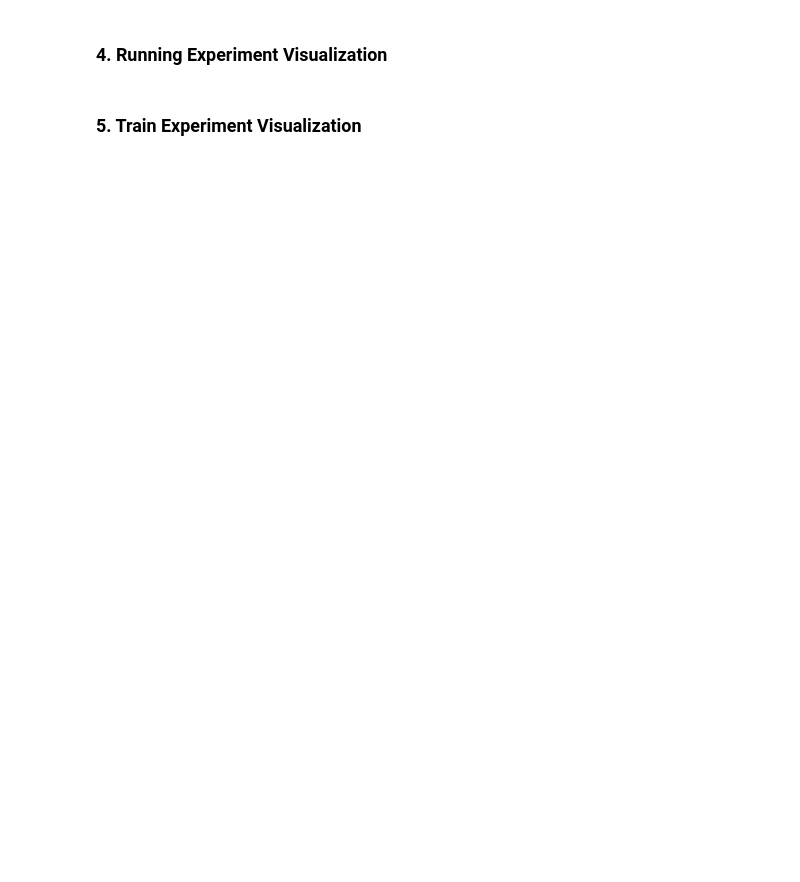
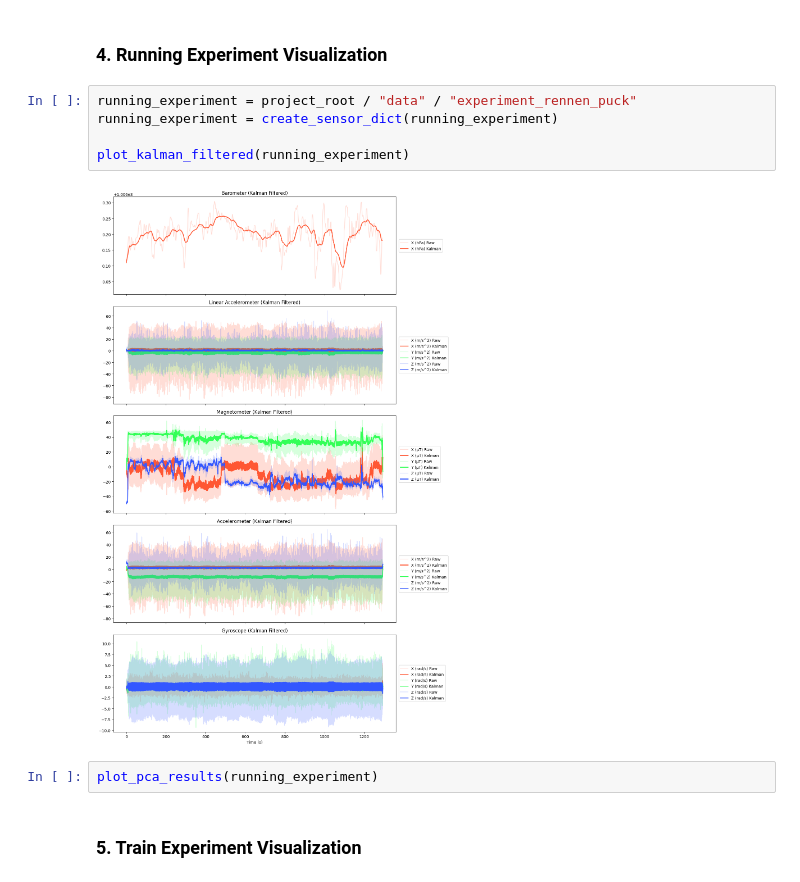
Before and after one commit to PuckVoorham/ML4QS-project, a Jupyter notebook: notebooks/apply_filters.ipynb, the cells around one changed output. Saved outputs shown, nothing was run; the diff lists cells and outputs as text; blank space fills up the shorter version.

```diff
--- a/notebooks/apply_filters.ipynb
+++ b/notebooks/apply_filters.ipynb
@@ -211,4 +251,13 @@ plot_kalman_filtered(cycling_experiment)
 # %% [markdown]
 ### 4. Running Experiment Visualization
+# %%
+running_experiment = project_root / "data" / "experiment_rennen_puck"
+running_experiment = create_sensor_dict(running_experiment)
+
+plot_kalman_filtered(running_experiment)
+# %% [output]
+[figure, added]
+# %%
+plot_pca_results(running_experiment)
 # %% [markdown]
 ### 5. Train Experiment Visualization
```
Also changed, not shown: parts of 10 cells of this notebook, 5 other files.
